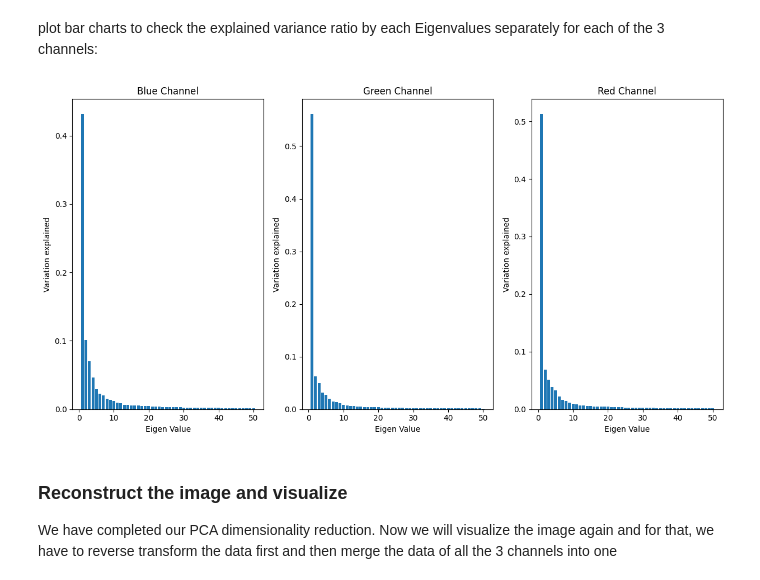
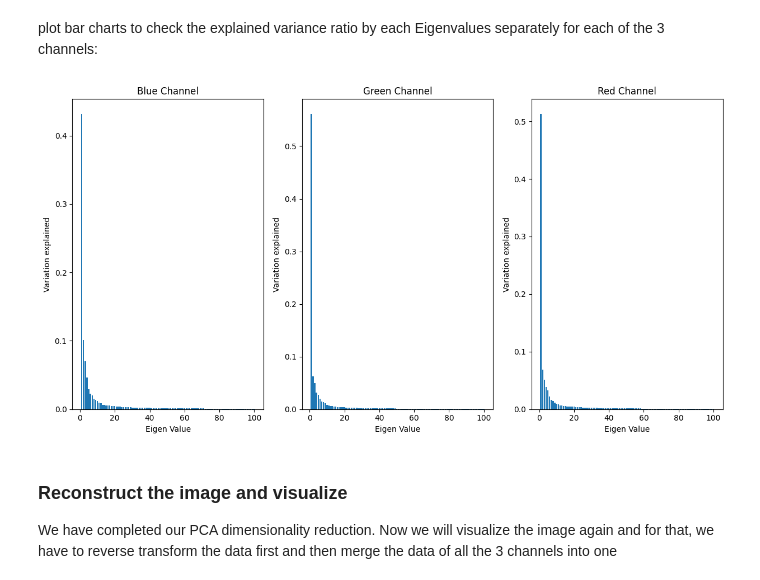
Before and after one commit to Vijayvkb007/Weather-Detection-System, a Jupyter notebook: advanced-data-processing.ipynb, the cells around one changed output. Saved outputs shown, nothing was run; the diff lists cells and outputs as text; code cells hidden in the pictures.

```diff
--- a/advanced-data-processing.ipynb
+++ b/advanced-data-processing.ipynb
@@ -21,7 +80,3 @@ from sklearn.decomposition import PCA
 import cv2
 from scipy.stats import stats
 import matplotlib.image as mpimg
-# %%
-img = cv2.cvtColor(cv2.imread(img_path), cv2.COLOR_BGR2RGB)
-plt.imshow(img)
-plt.show()
@@ -51,15 +161,15 @@ plt.show()
 # %%
-df_blue = blue/255
-df_green = green/255
-df_red = red/255
+df_blue = blue
+df_green = green
+df_red = red
 # %%
-pca_b = PCA(n_components=50)
+pca_b = PCA(n_components=100)
 pca_b.fit(df_blue)
 trans_pca_b = pca_b.transform(df_blue)
-pca_g = PCA(n_components=50)
+pca_g = PCA(n_components=100)
 pca_g.fit(df_green)
 trans_pca_g = pca_g.transform(df_green)
-pca_r = PCA(n_components=50)
+pca_r = PCA(n_components=100)
 pca_r.fit(df_red)
 trans_pca_r = pca_r.transform(df_red)
 # %%
@@ -85,23 +356,23 @@ plot bar charts to check the explained variance ratio by each Eigenvalues separa
 # %%
 fig = plt.figure(figsize = (15, 7.2))
 fig.add_subplot(131)
 plt.title("Blue Channel")
 plt.ylabel('Variation explained')
 plt.xlabel('Eigen Value')
-plt.bar(list(range(1,51)),pca_b.explained_variance_ratio_)
+plt.bar(list(range(1,101)),pca_b.explained_variance_ratio_)
 fig.add_subplot(132)
 plt.title("Green Channel")
 plt.ylabel('Variation explained')
 plt.xlabel('Eigen Value')
-plt.bar(list(range(1,51)),pca_g.explained_variance_ratio_)
+plt.bar(list(range(1,101)),pca_g.explained_variance_ratio_)
 fig.add_subplot(133)
 plt.title("Red Channel")
 plt.ylabel('Variation explained')
 plt.xlabel('Eigen Value')
-plt.bar(list(range(1,51)),pca_r.explained_variance_ratio_)
+plt.bar(list(range(1,101)),pca_r.explained_variance_ratio_)
 plt.show()
 # %% [output]
-[figure, old version]
+[figure, new version]
 # %% [markdown]
 <h3>Reconstruct the image and visualize</h3>
 We have completed our PCA dimensionality reduction. Now we will visualize the image again and for that, we have to reverse transform the data first and then merge the data of all the 3 channels into one
```
Also changed, not shown: parts of 29 cells of this notebook, 1 other file.
